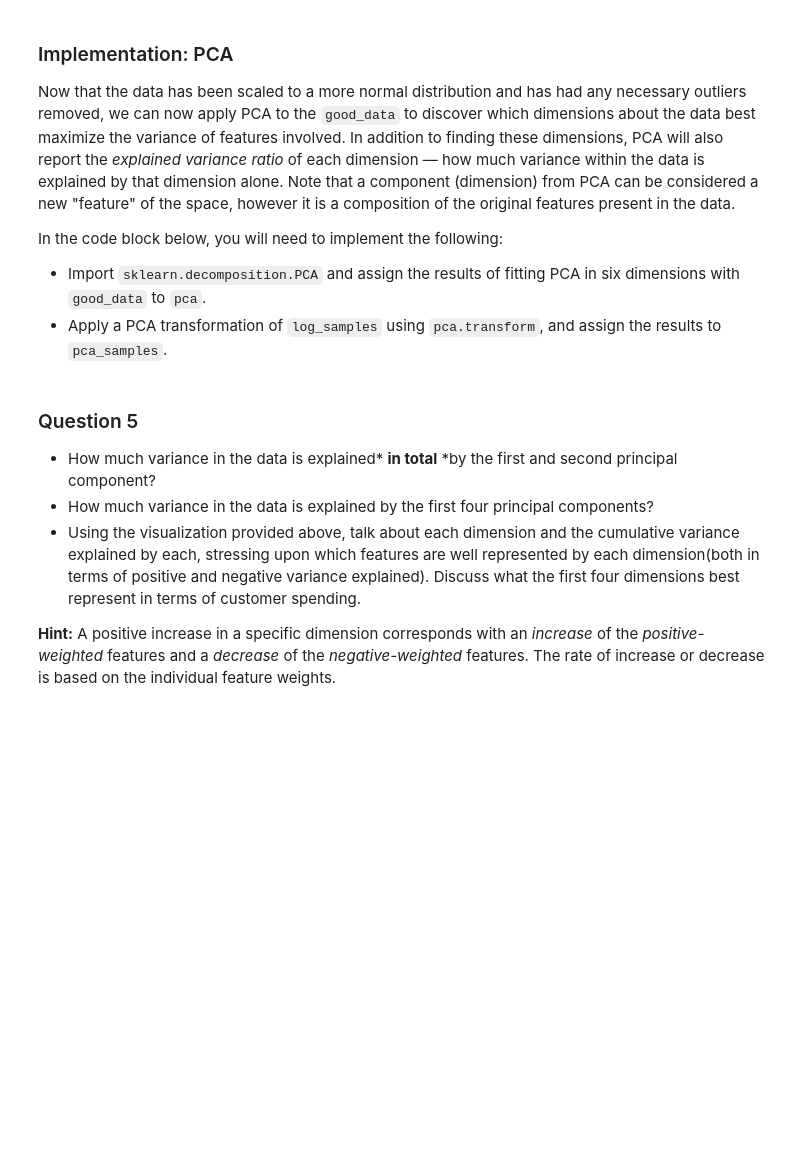
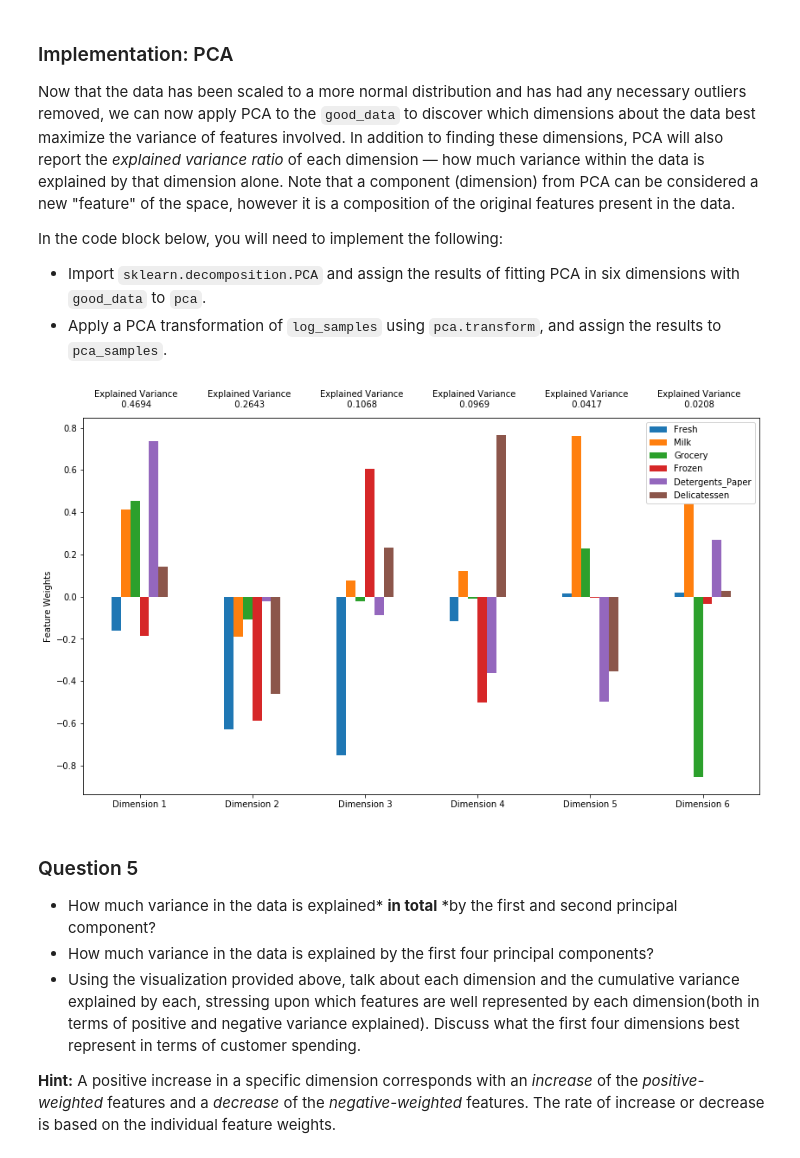
Before and after one commit to Kinosei/Udacity_Machine_Learning_practice, a Jupyter notebook: projects/customer_segments/customer_segments.ipynb, the cells around one changed output. Saved outputs shown, nothing was run; the diff lists cells and outputs as text; code cells hidden in the pictures; blank space fills up the shorter version.

```diff
--- a/projects/customer_segments/customer_segments.ipynb
+++ b/projects/customer_segments/customer_segments.ipynb
@@ -206,6 +214,7 @@ In the code block below, you will need to implement the following:
 **NOTE:** If you choose to remove any outliers, ensure that the sample data does not contain any of these points!
 Once you have performed this implementation, the dataset will be stored in the variable `good_data`.
 # %%
+outliers_1,outliers_2 = [],[]
 # For each feature find the data points with extreme high or low values
 for feature in log_data.keys():
 
@@ -220,10 +229,16 @@ for feature in log_data.keys():
 
     # Display the outliers
     print("Data points considered outliers for the feature '{}':".format(feature))
-    display(log_data[~((log_data[feature] >= Q1 - step) & (log_data[feature] <= Q3 + step))])
+    outliers_for_feature = log_data[~((log_data[feature] >= Q1 - step) & (log_data[feature] <= Q3 + step))]
+    display(outliers_for_feature)
+    for outlier in outliers_for_feature.index:
+        if outlier not in outliers_1:
+            outliers_1.append(outlier)
+        elif outlier not in outliers_2:
+            outliers_2.append(outlier)
 
 # OPTIONAL: Select the indices for data points you wish to remove
-outliers  = []
+outliers  = outliers_1
 
 # Remove the outliers, if any were specified
 good_data = log_data.drop(log_data.index[outliers]).reset_index(drop = True)
@@ -295,13 +314,17 @@ In the code block below, you will need to implement the following:
  - Apply a PCA transformation of `log_samples` using `pca.transform`, and assign the results to `pca_samples`.
 # %%
 # TODO: Apply PCA by fitting the good data with the same number of dimensions as features
-pca = None
+from sklearn.decomposition import PCA
+pca = PCA(n_components=len(log_data.columns))
+pca.fit(good_data)
 
 # TODO: Transform log_samples using the PCA fit above
-pca_samples = None
+pca_samples = pca.transform(log_samples)
 
 # Generate PCA results plot
 pca_results = vs.pca_results(good_data, pca)
+# %% [output]
+[figure, added]
 # %% [markdown]
 ### Question 5
 
```
Also changed, not shown: parts of 31 cells of this notebook.
